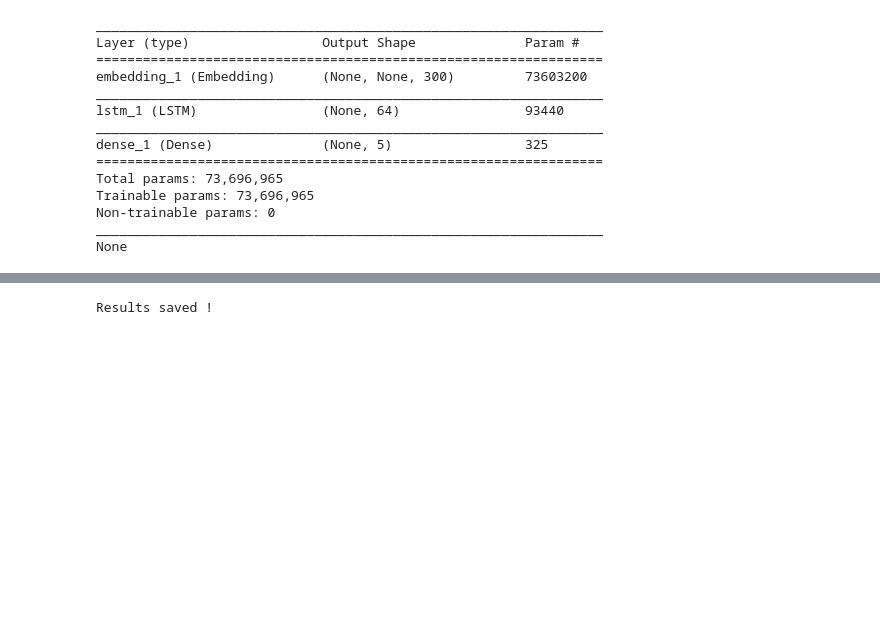
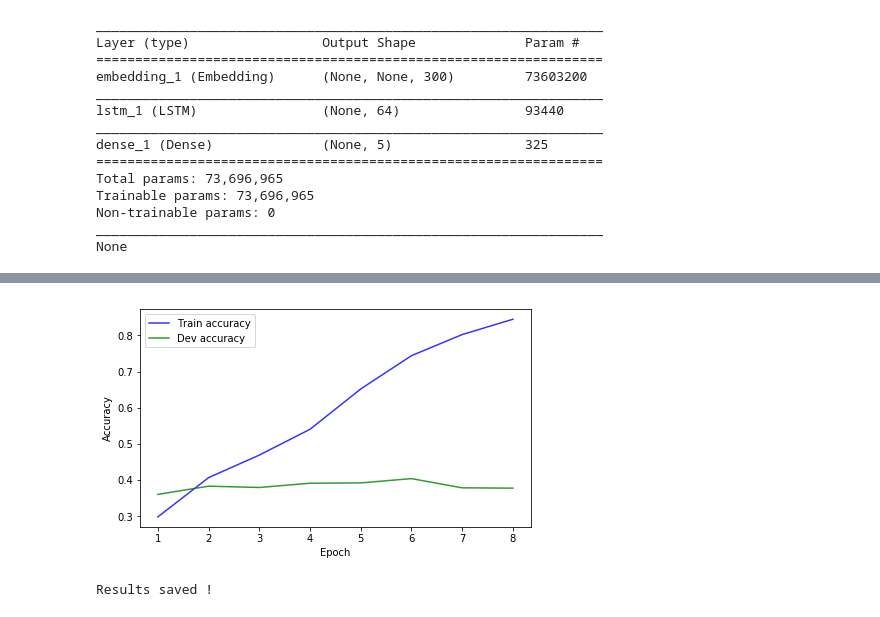
Before and after one commit to Romain-Boyer/MSc_Deep_Learning, a Jupyter notebook: 2_MP2_DL_for_NLP/nlp_project.ipynb, the cells around one changed output, grey strips where cells are left out. Cells and saved outputs as stored; diff of their text form; code cells hidden in the pictures; blank space fills up the shorter version.

```diff
--- a/2_MP2_DL_for_NLP/nlp_project.ipynb
+++ b/2_MP2_DL_for_NLP/nlp_project.ipynb
@@ -76,7 +76,7 @@ class Word2vec():
         except KeyError as e:
             return e
 # %%
-w2v = Word2vec(os.path.join(PATH_TO_DATA, 'crawl-300d-200k.vec'), nmax=25000)
+w2v = Word2vec(os.path.join(PATH_TO_DATA, 'crawl-300d-200k.vec'), nmax=100000)
 
 # You will be evaluated on the output of the following:
 for w1, w2 in zip(('cat', 'dog', 'dogs', 'paris', 'germany'), ('dog', 'pet', 'cats', 'france', 'berlin')):
@@ -245,7 +245,7 @@ class BoV():
         word_idf = np.log(sentences_count / (1 + word_idf).astype(float))
         return dict(zip(list(self.w2v.word2id.keys()), word_idf))
 # %%
-w2v = Word2vec(os.path.join(PATH_TO_DATA, 'crawl-300d-200k.vec'), nmax=5000)
+w2v = Word2vec(os.path.join(PATH_TO_DATA, 'crawl-300d-200k.vec'), nmax=100000)
 s2v = BoV(w2v)
 
 # Load sentences in "PATH_TO_DATA/sentences.txt"
@@ -265,7 +265,7 @@ print('-'*45)
 # You will be evaluated on the output of the following:
 i = 10
 print('5 most similar BoV-mean sentences to : "', sentences[i], '"')
-print('!! Should increase pretrained word vectors to have a better result !!')
+#print('!! Should increase pretrained word vectors to have a better result !!')
 print('-'*20)
 s2v.most_similar('' if not sentences else sentences[i], sentences, verbose=False)# BoV-mean
 
@@ -273,7 +273,7 @@ print('-'*45)
 i = 7
 j = 13
 print('score BoV-mean between : "', '' if not sentences else sentences[i], '" and "', '' if not sentences else sentences[j], '"')
-print('!! Should increase pretrained word vectors to have a better result !!')
+#print('!! Should increase pretrained word vectors to have a better result !!')
 print('-'*20)
 score = s2v.score('' if not sentences else sentences[i], '' if not sentences else sentences[j])
 print(score)
@@ -285,7 +285,7 @@ idf = s2v.build_idf(sentences)
 print('IDF dictionary built !')
 i = 10
 print('5 most similar BoV-idf sentences to : "', sentences[i], '"')
-print('!! Should increase pretrained word vectors to have a better result !!')
+#print('!! Should increase pretrained word vectors to have a better result !!')
 print('-'*20)
 s2v.most_similar('' if not sentences else sentences[i], sentences, idf=idf, verbose=False)  # BoV-idf
 
@@ -728,7 +746,7 @@ n_classes  = 5
 
 model = Sequential()
 model.add(Embedding(vocab_size, embed_dim))
-model.add(LSTM(nhid, dropout_W=0.2, dropout_U=0.2))
+model.add(LSTM(nhid, dropout=0.2, recurrent_dropout=0.2))
 model.add(Dense(n_classes, activation='sigmoid'))
 # %%
 # 5 - Define your loss/optimizer/metrics
@@ -769,9 +787,18 @@ y_train = train_y
 x_val = np.array(dev_int)
 y_val = dev_y
 
-bs = 64
-n_epochs = 6
+bs = 64 # 267
+n_epochs = 8
 
 history = model.fit(x_train, y_train, batch_size=bs, epochs=n_epochs, validation_data=(x_val, y_val))
+
+plt.figure(figsize=(7,4))
+plt.plot(history.history['acc'], c='blue', alpha=0.8, label='Train accuracy')
+plt.plot(history.history['val_acc'], c='green', alpha=0.8, label='Dev accuracy')
+plt.xlabel('Epoch')
+plt.ylabel('Accuracy')
+plt.xticks([i for i in range(n_epochs)], [i+1 for i in range(n_epochs)])
+plt.legend(loc='best')
+plt.show()
 # %% [output]
 Train on 8544 samples, validate on 1101 samples
@@ -790,3 +821,4 @@ Epoch 6/6
+[figure, added]
 # %%
 # 7 - Generate your predictions on the test set using model.predict(x_test)
 #     https://keras.io/models/model/
```
Also changed, not shown: parts of 10 cells of this notebook.
